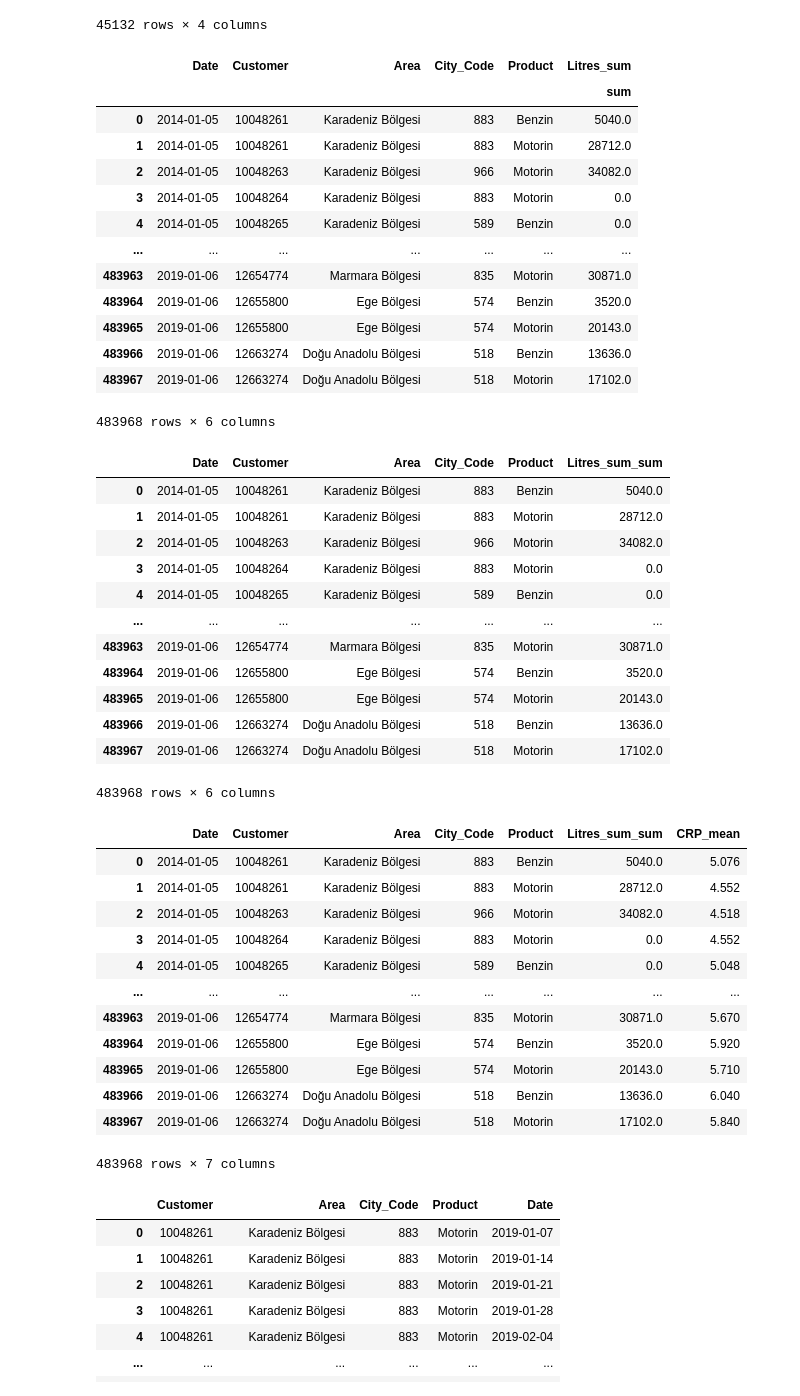
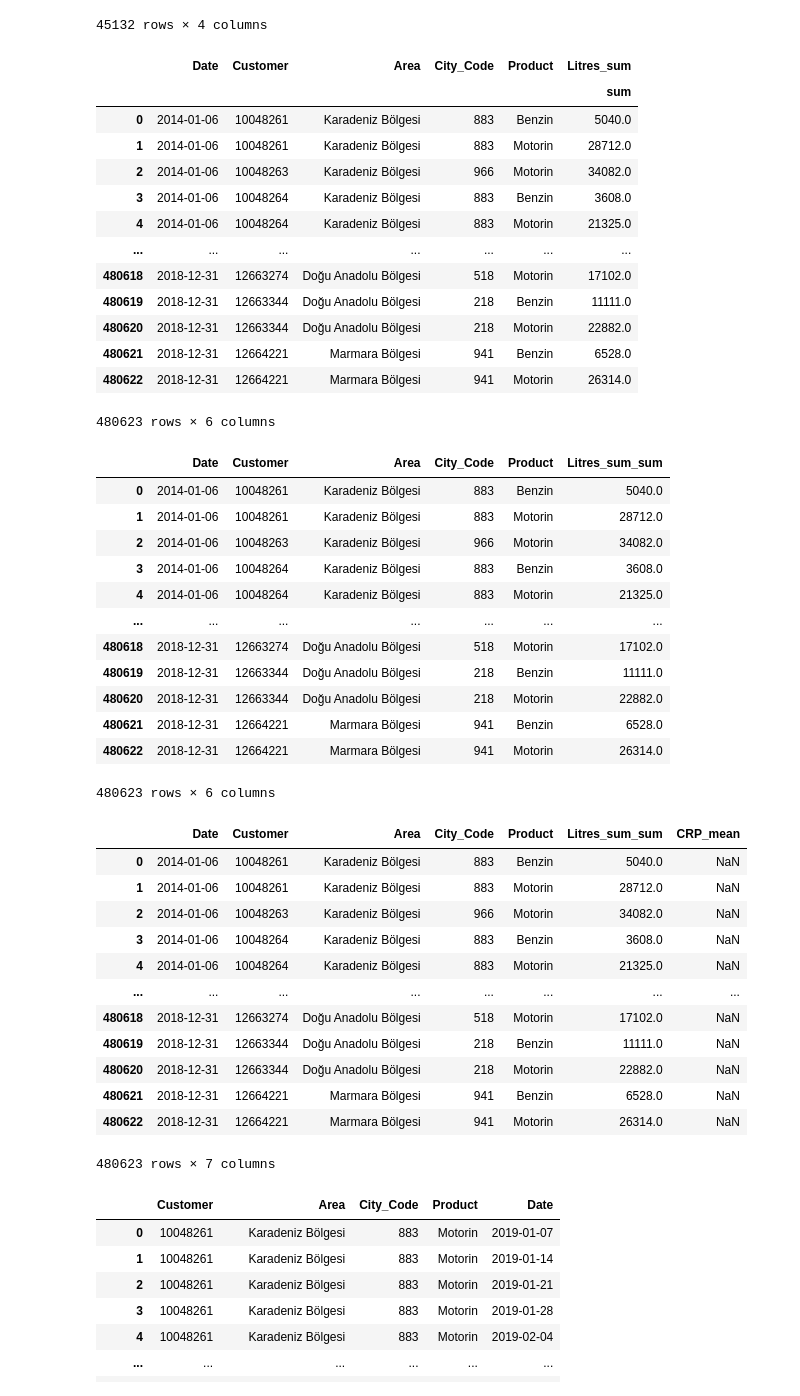
Before and after one commit to ata-turhan/Delta-ChatBot, a Jupyter notebook: Shell-GBDT.ipynb, the cells around one changed output. Saved outputs shown, nothing was run; the diff lists cells and outputs as text; code cells hidden in the pictures.

```diff
--- a/Shell-GBDT.ipynb
+++ b/Shell-GBDT.ipynb
@@ -189,25 +189,25 @@ price_grpd
 | 45131 | 2020-01-05 | 990 | Motorin | 6.740 |
 45132 rows × 4 columns
 # %%
-train_grpd_by_date = train_grpd_by_plant.groupby([pd.Grouper(key='Date', freq='W'), "Customer", "Area",
+train_grpd_by_date = train_grpd_by_plant.groupby([pd.Grouper(key='Date', freq='W-MON'), "Customer", "Area",
                             'City_Code', "Product",]).agg({"Litres_sum":["sum"]})
 train_grpd_by_date.reset_index(inplace = True)
 train_grpd_by_date
 # %% [output]
 |  | Date | Customer | Area | City_Code | Product | Litres_sum |
 |  |  |  |  |  |  | sum |
-| 0 | 2014-01-05 | 10048261 | Karadeniz Bölgesi | 883 | Benzin | 5040.0 |
-| 1 | 2014-01-05 | 10048261 | Karadeniz Bölgesi | 883 | Motorin | 28712.0 |
-| 2 | 2014-01-05 | 10048263 | Karadeniz Bölgesi | 966 | Motorin | 34082.0 |
-| 3 | 2014-01-05 | 10048264 | Karadeniz Bölgesi | 883 | Motorin | 0.0 |
-| 4 | 2014-01-05 | 10048265 | Karadeniz Bölgesi | 589 | Benzin | 0.0 |
+| 0 | 2014-01-06 | 10048261 | Karadeniz Bölgesi | 883 | Benzin | 5040.0 |
+| 1 | 2014-01-06 | 10048261 | Karadeniz Bölgesi | 883 | Motorin | 28712.0 |
+| 2 | 2014-01-06 | 10048263 | Karadeniz Bölgesi | 966 | Motorin | 34082.0 |
+| 3 | 2014-01-06 | 10048264 | Karadeniz Bölgesi | 883 | Benzin | 3608.0 |
+| 4 | 2014-01-06 | 10048264 | Karadeniz Bölgesi | 883 | Motorin | 21325.0 |
 | ... | ... | ... | ... | ... | ... | ... |
-| 483963 | 2019-01-06 | 12654774 | Marmara Bölgesi | 835 | Motorin | 30871.0 |
-| 483964 | 2019-01-06 | 12655800 | Ege Bölgesi | 574 | Benzin | 3520.0 |
-| 483965 | 2019-01-06 | 12655800 | Ege Bölgesi | 574 | Motorin | 20143.0 |
-| 483966 | 2019-01-06 | 12663274 | Doğu Anadolu Bölgesi | 518 | Benzin | 13636.0 |
-| 483967 | 2019-01-06 | 12663274 | Doğu Anadolu Bölgesi | 518 | Motorin | 17102.0 |
+| 480618 | 2018-12-31 | 12663274 | Doğu Anadolu Bölgesi | 518 | Motorin | 17102.0 |
+| 480619 | 2018-12-31 | 12663344 | Doğu Anadolu Bölgesi | 218 | Benzin | 11111.0 |
+| 480620 | 2018-12-31 | 12663344 | Doğu Anadolu Bölgesi | 218 | Motorin | 22882.0 |
+| 480621 | 2018-12-31 | 12664221 | Marmara Bölgesi | 941 | Benzin | 6528.0 |
+| 480622 | 2018-12-31 | 12664221 | Marmara Bölgesi | 941 | Motorin | 26314.0 |
-483968 rows × 6 columns
+480623 rows × 6 columns
 # %%
 columns = []
 for col in train_grpd_by_date.columns[:-1]:
@@ -217,36 +217,36 @@ train_grpd_by_date.columns = columns
 train_grpd_by_date
 # %% [output]
 |  | Date | Customer | Area | City_Code | Product | Litres_sum_sum |
-| 0 | 2014-01-05 | 10048261 | Karadeniz Bölgesi | 883 | Benzin | 5040.0 |
-| 1 | 2014-01-05 | 10048261 | Karadeniz Bölgesi | 883 | Motorin | 28712.0 |
-| 2 | 2014-01-05 | 10048263 | Karadeniz Bölgesi | 966 | Motorin | 34082.0 |
-| 3 | 2014-01-05 | 10048264 | Karadeniz Bölgesi | 883 | Motorin | 0.0 |
-| 4 | 2014-01-05 | 10048265 | Karadeniz Bölgesi | 589 | Benzin | 0.0 |
+| 0 | 2014-01-06 | 10048261 | Karadeniz Bölgesi | 883 | Benzin | 5040.0 |
+| 1 | 2014-01-06 | 10048261 | Karadeniz Bölgesi | 883 | Motorin | 28712.0 |
+| 2 | 2014-01-06 | 10048263 | Karadeniz Bölgesi | 966 | Motorin | 34082.0 |
+| 3 | 2014-01-06 | 10048264 | Karadeniz Bölgesi | 883 | Benzin | 3608.0 |
+| 4 | 2014-01-06 | 10048264 | Karadeniz Bölgesi | 883 | Motorin | 21325.0 |
 | ... | ... | ... | ... | ... | ... | ... |
-| 483963 | 2019-01-06 | 12654774 | Marmara Bölgesi | 835 | Motorin | 30871.0 |
-| 483964 | 2019-01-06 | 12655800 | Ege Bölgesi | 574 | Benzin | 3520.0 |
-| 483965 | 2019-01-06 | 12655800 | Ege Bölgesi | 574 | Motorin | 20143.0 |
-| 483966 | 2019-01-06 | 12663274 | Doğu Anadolu Bölgesi | 518 | Benzin | 13636.0 |
-| 483967 | 2019-01-06 | 12663274 | Doğu Anadolu Bölgesi | 518 | Motorin | 17102.0 |
+| 480618 | 2018-12-31 | 12663274 | Doğu Anadolu Bölgesi | 518 | Motorin | 17102.0 |
+| 480619 | 2018-12-31 | 12663344 | Doğu Anadolu Bölgesi | 218 | Benzin | 11111.0 |
+| 480620 | 2018-12-31 | 12663344 | Doğu Anadolu Bölgesi | 218 | Motorin | 22882.0 |
+| 480621 | 2018-12-31 | 12664221 | Marmara Bölgesi | 941 | Benzin | 6528.0 |
+| 480622 | 2018-12-31 | 12664221 | Marmara Bölgesi | 941 | Motorin | 26314.0 |
-483968 rows × 6 columns
+480623 rows × 6 columns
 # %%
 train_price = pd.merge(train_grpd_by_date, price_grpd, on = ["City_Code", "Date", "Product"], how = "left")
 train_price.drop_duplicates(inplace = True)
 train_price
 # %% [output]
 |  | Date | Customer | Area | City_Code | Product | Litres_sum_sum | CRP_mean |
-| 0 | 2014-01-05 | 10048261 | Karadeniz Bölgesi | 883 | Benzin | 5040.0 | 5.076 |
-| 1 | 2014-01-05 | 10048261 | Karadeniz Bölgesi | 883 | Motorin | 28712.0 | 4.552 |
-| 2 | 2014-01-05 | 10048263 | Karadeniz Bölgesi | 966 | Motorin | 34082.0 | 4.518 |
-| 3 | 2014-01-05 | 10048264 | Karadeniz Bölgesi | 883 | Motorin | 0.0 | 4.552 |
-| 4 | 2014-01-05 | 10048265 | Karadeniz Bölgesi | 589 | Benzin | 0.0 | 5.048 |
+| 0 | 2014-01-06 | 10048261 | Karadeniz Bölgesi | 883 | Benzin | 5040.0 | NaN |
+| 1 | 2014-01-06 | 10048261 | Karadeniz Bölgesi | 883 | Motorin | 28712.0 | NaN |
+| 2 | 2014-01-06 | 10048263 | Karadeniz Bölgesi | 966 | Motorin | 34082.0 | NaN |
+| 3 | 2014-01-06 | 10048264 | Karadeniz Bölgesi | 883 | Benzin | 3608.0 | NaN |
+| 4 | 2014-01-06 | 10048264 | Karadeniz Bölgesi | 883 | Motorin | 21325.0 | NaN |
 | ... | ... | ... | ... | ... | ... | ... | ... |
-| 483963 | 2019-01-06 | 12654774 | Marmara Bölgesi | 835 | Motorin | 30871.0 | 5.670 |
-| 483964 | 2019-01-06 | 12655800 | Ege Bölgesi | 574 | Benzin | 3520.0 | 5.920 |
-| 483965 | 2019-01-06 | 12655800 | Ege Bölgesi | 574 | Motorin | 20143.0 | 5.710 |
-| 483966 | 2019-01-06 | 12663274 | Doğu Anadolu Bölgesi | 518 | Benzin | 13636.0 | 6.040 |
-| 483967 | 2019-01-06 | 12663274 | Doğu Anadolu Bölgesi | 518 | Motorin | 17102.0 | 5.840 |
+| 480618 | 2018-12-31 | 12663274 | Doğu Anadolu Bölgesi | 518 | Motorin | 17102.0 | NaN |
+| 480619 | 2018-12-31 | 12663344 | Doğu Anadolu Bölgesi | 218 | Benzin | 11111.0 | NaN |
+| 480620 | 2018-12-31 | 12663344 | Doğu Anadolu Bölgesi | 218 | Motorin | 22882.0 | NaN |
+| 480621 | 2018-12-31 | 12664221 | Marmara Bölgesi | 941 | Benzin | 6528.0 | NaN |
+| 480622 | 2018-12-31 | 12664221 | Marmara Bölgesi | 941 | Motorin | 26314.0 | NaN |
-483968 rows × 7 columns
+480623 rows × 7 columns
 # %%
 test.drop(columns=["index"], inplace = True)
 test.rename(columns={"City Code":"City_Code", "Week Start Date":"Date"}, inplace = True)
```
Also changed, not shown: parts of 14 cells of this notebook.
